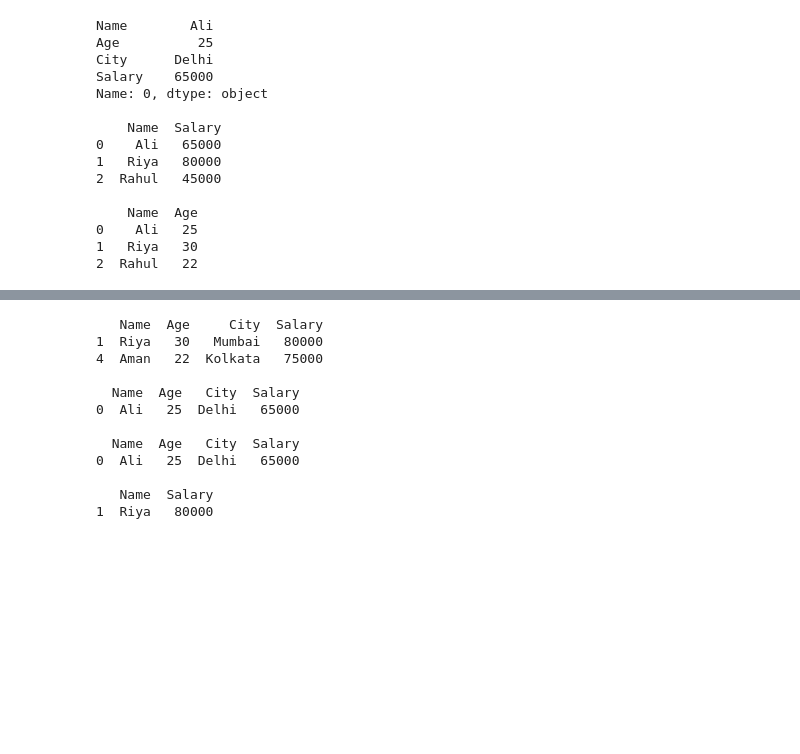
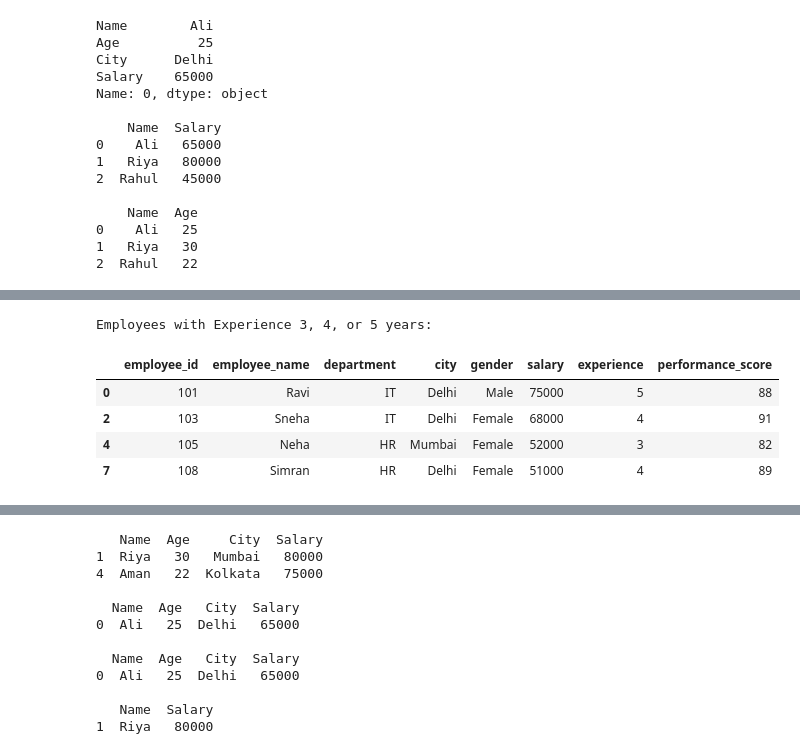
Before and after one commit to theaditya24/COMPLETE-PYTHON-FOR-DATA-ANALYTICS, a Jupyter notebook: pandas.ipynb, the cells around one changed output, grey strips where cells are left out. Saved outputs shown, nothing was run; the diff lists cells and outputs as text; code cells hidden in the pictures; blank space fills up the shorter version.

```diff
--- a/pandas.ipynb
+++ b/pandas.ipynb
@@ -721,0 +751,14 @@ Name: 0, dtype: object
+# %%
+# === Employees with experience 3, 4, or 5 years ===
+
+exp_filtered = df[df['experience'].isin([3, 4, 5])]
+
+print("Employees with Experience 3, 4, or 5 years:")
+exp_filtered
+# %% [output]
+Employees with Experience 3, 4, or 5 years:
+|  | employee_id | employee_name | department | city | gender | salary | experience | performance_score |
+| 0 | 101 | Ravi | IT | Delhi | Male | 75000 | 5 | 88 |
+| 2 | 103 | Sneha | IT | Delhi | Female | 68000 | 4 | 91 |
+| 4 | 105 | Neha | HR | Mumbai | Female | 52000 | 3 | 82 |
+| 7 | 108 | Simran | HR | Delhi | Female | 51000 | 4 | 89 |
```
Also changed, not shown: parts of 5 cells of this notebook, 7 other files.
